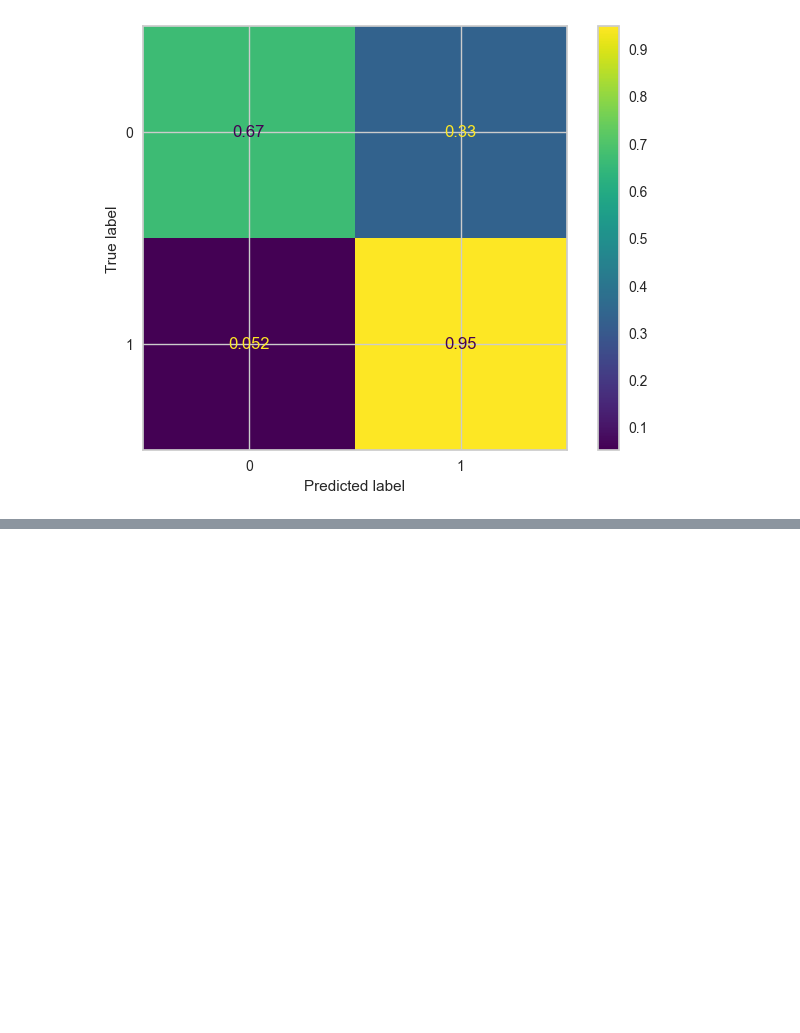
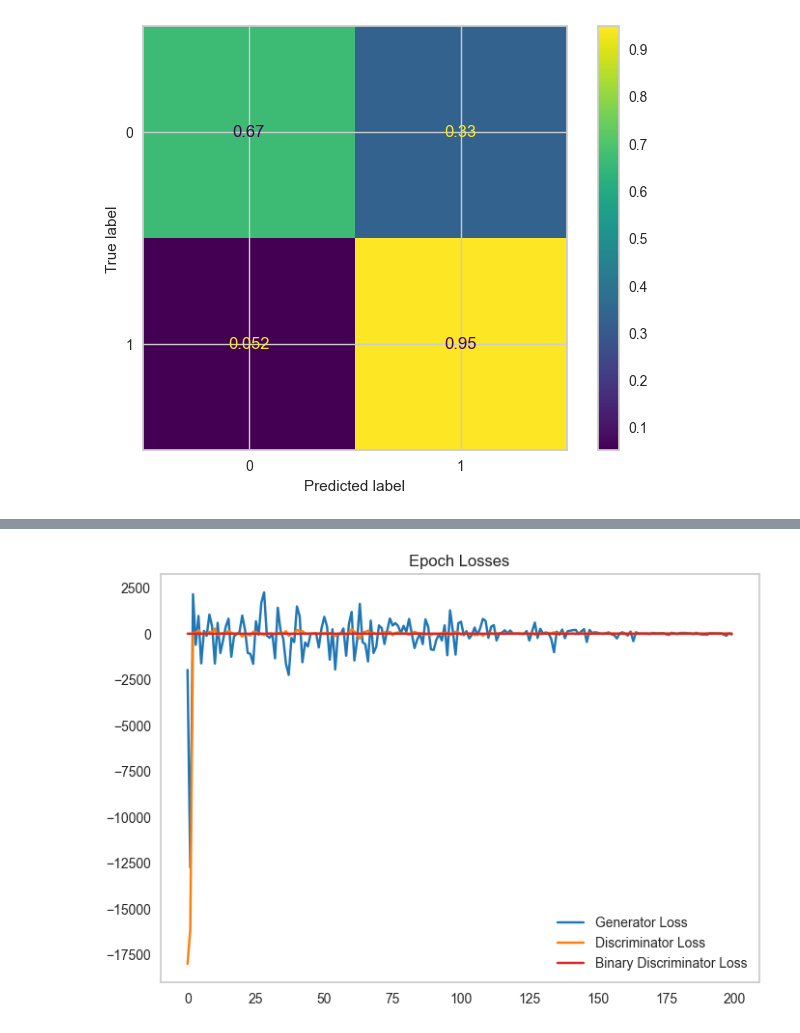
Before and after one commit to crdsteixeira/Advanced-Topics-of-Machine-Learning_GANs_for_Fraud_Detection, a Jupyter notebook: project.ipynb, the cells around one changed output, grey strips where cells are left out. Drawn from its saved outputs; the diff is of its cells as text; code cells hidden in the pictures; blank space fills up the shorter version.

```diff
--- a/project.ipynb
+++ b/project.ipynb
@@ -600,0 +604,20 @@ weighted avg       1.00      0.87      0.93     59942
+# %%
+class BinaryDiscriminator(nn.Module):
+    def __init__(self, input_size):
+        super().__init__()
+        self.model = nn.Sequential(
+            nn.Linear(input_size, 512),
+            nn.BatchNorm1d(512),
+            nn.ReLU(),
+            nn.Linear(512, 512),
+            nn.BatchNorm1d(512),
+            nn.ReLU(),
+            nn.Linear(512, 512),
+            nn.BatchNorm1d(512),
+            nn.ReLU(),
+            nn.Linear(512, 1),
+            nn.Sigmoid(),
+        )
+
+    def forward(self, x):
+        return torch.flatten(self.model(x))
@@ -600,0 +711,6 @@ weighted avg       1.00      0.87      0.93     59942
+# %%
+awgan = AnomalyWGAN(train_df)
+# %%
+awgan_loss_df = awgan.train(epochs=200)
+awgan_loss_df.plot(title='Epoch Losses', grid=False, color=['tab:blue', 'tab:orange', 'tab:red'])
+# %% [output]
@@ -600,0 +735 @@ weighted avg       1.00      0.87      0.93     59942
+[figure, added]
```
Also changed, not shown: parts of 15 cells of this notebook.
